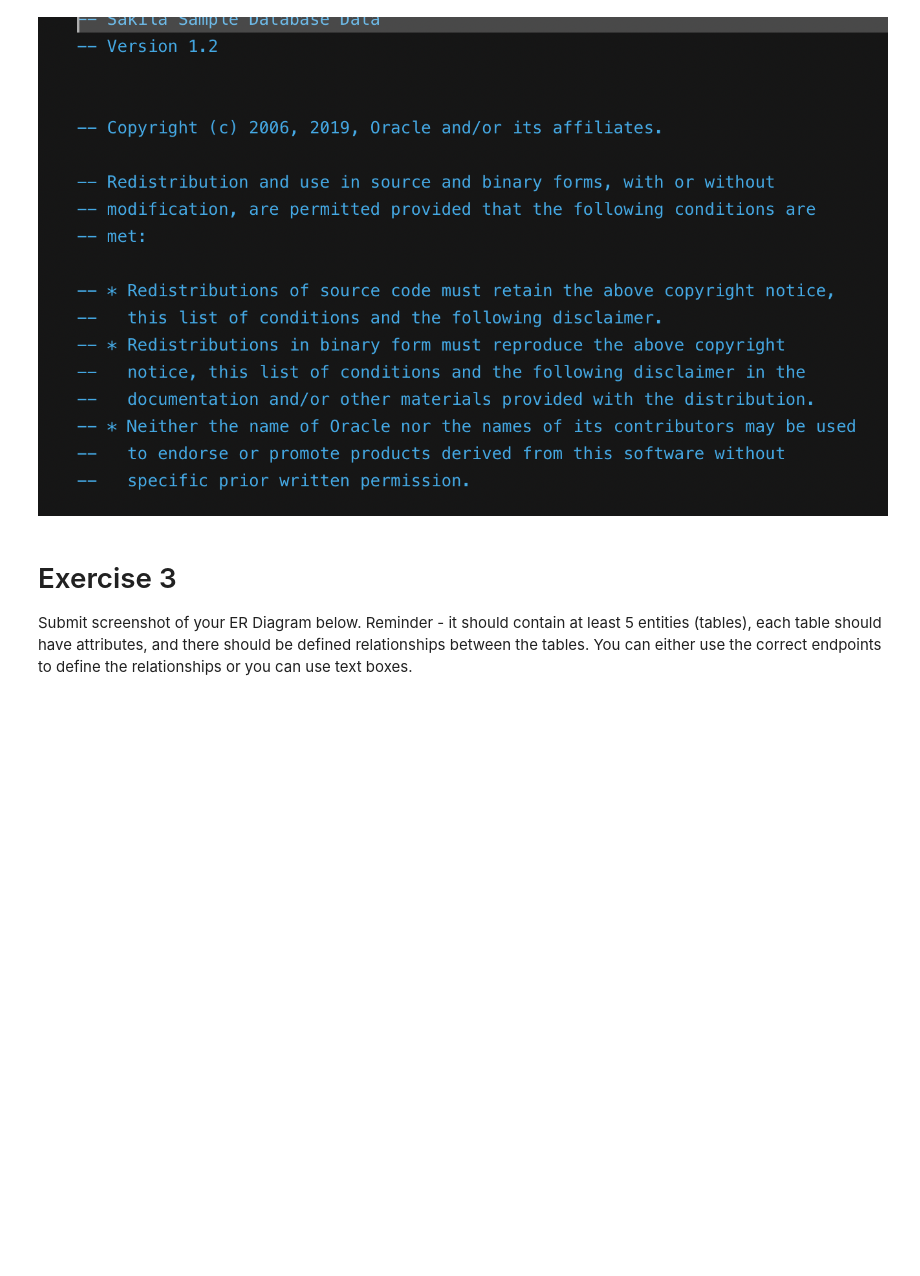
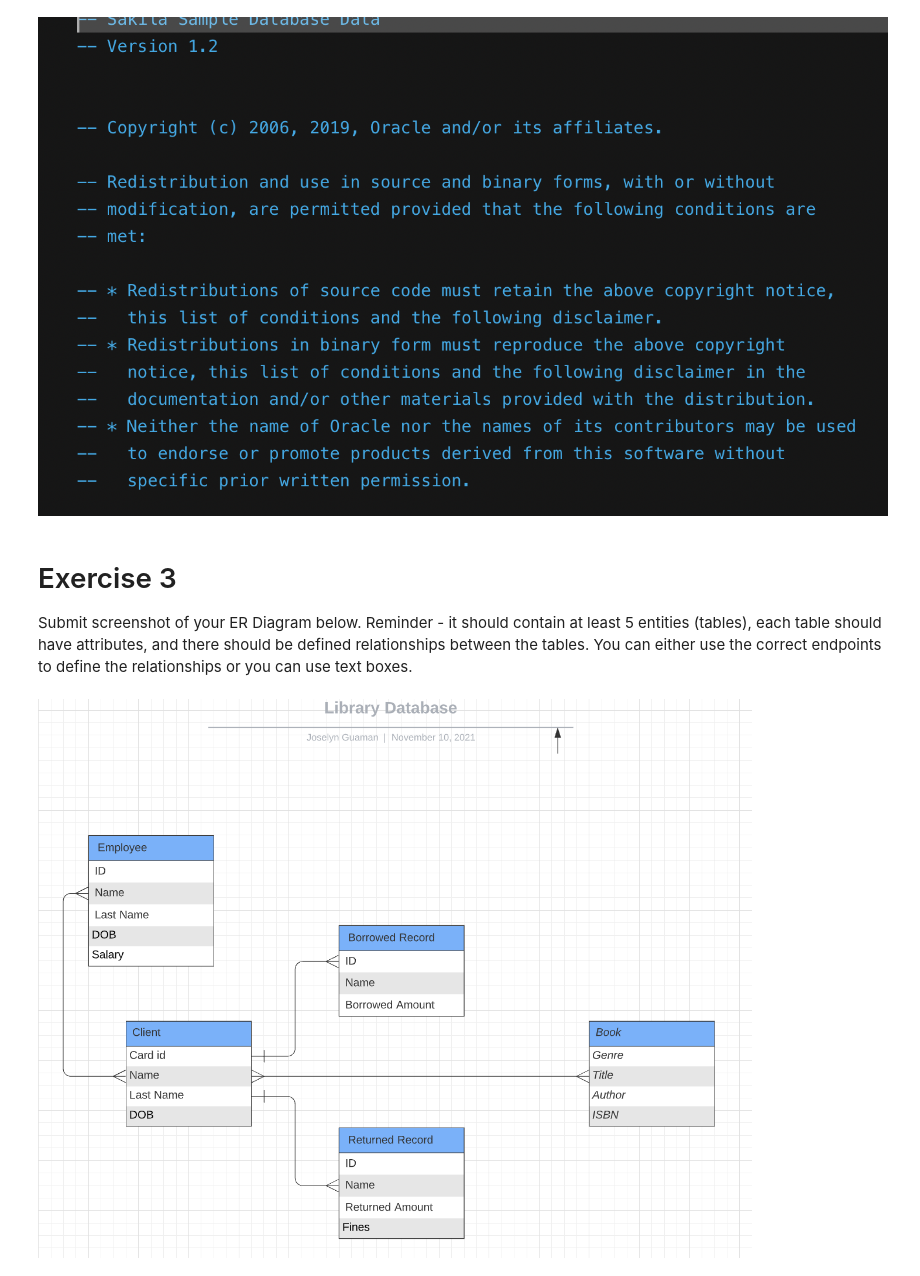
Before and after one commit to jossyg97/DS2022, a Jupyter notebook: week-009/Week-09-lab-002.ipynb, the cells around one changed output. Saved outputs shown, nothing was run; the diff lists cells and outputs as text; code cells hidden in the pictures; blank space fills up the shorter version.

```diff
--- a/week-009/Week-09-lab-002.ipynb
+++ b/week-009/Week-09-lab-002.ipynb
@@ -37,3 +37,8 @@ Image(filename='sakila-show.png')
 # Exercise 3
 
 Submit screenshot of your ER Diagram below. Reminder - it should contain at least 5 entities (tables), each table should have attributes, and there should be defined relationships between the tables. You can either use the correct endpoints to define the relationships or you can use text boxes.
+# %%
+from IPython.display import Image
+Image(filename='Library_ERD.png')
+# %% [output]
+[figure, added]
```
Also changed, not shown: 1 other file.
